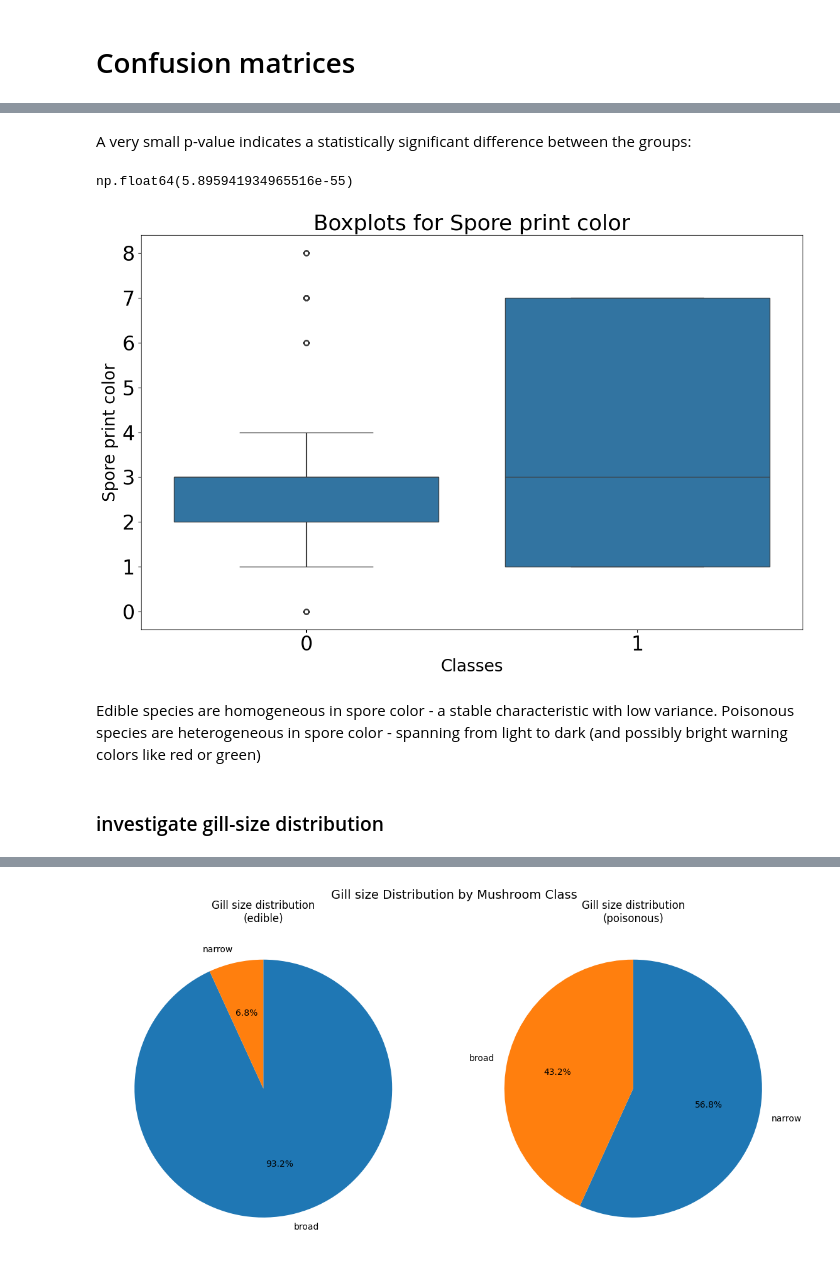
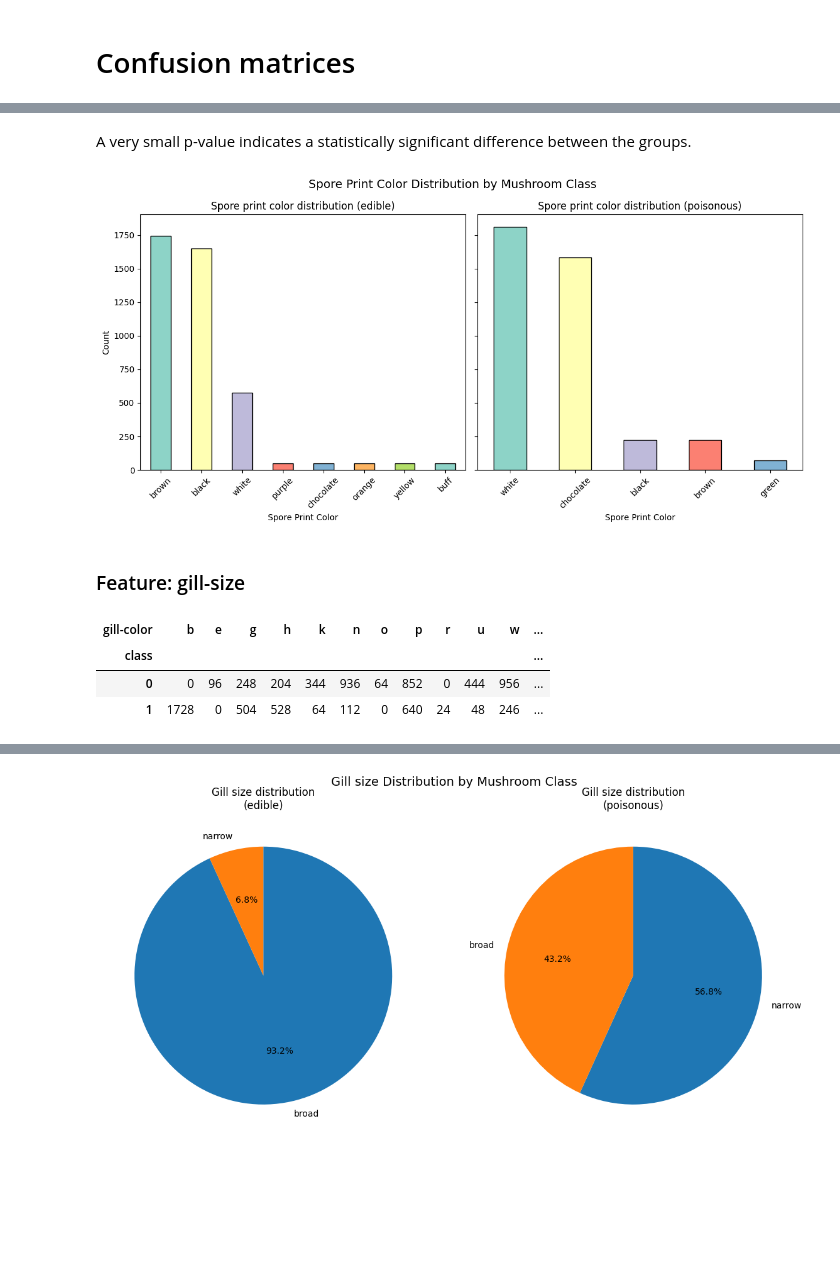
Before and after one commit to milenakowalska/mushroom_classification_model, a Jupyter notebook: mushroom_classifier.ipynb, the cells around one changed output, grey strips where cells are left out. Cells and saved outputs as stored; diff of their text form; code cells hidden in the pictures; blank space fills up the shorter version.

```diff
--- a/mushroom_classifier.ipynb
+++ b/mushroom_classifier.ipynb
@@ -412,23 +457,58 @@ Name: spore-print-color, dtype: float64
 # %% [markdown]
-A very small p-value indicates a statistically significant difference between the groups:
+A very small p-value indicates a statistically significant difference between the groups.
-# %%
-t_test_spc[1]
-# %% [output]
-np.float64(5.895941934965516e-55)
-# %%
-plt.figure(figsize=(12, 8))
-sns.boxplot(x="class", y="spore-print-color", data=df)
-
-plt.title(f"Boxplots for Spore print color", fontsize=26)
-plt.xlabel("Classes", fontsize=20)
-plt.ylabel("Spore print color", fontsize=20)
-plt.tick_params(axis="both", labelsize=24)
-plt.tight_layout()
-plt.show()
-# %% [output]
-[figure, removed]
-# %% [markdown]
-Edible species are homogeneous in spore color - a stable characteristic with low variance.
-Poisonous species are heterogeneous in spore color - spanning from light to dark (and possibly bright warning colors like red or green)
+# %%
+classes = {
+    0: 'edible',
+    1: 'poisonous'
+}
+
+spore_print_color_map = {
+    'k': 'black',
+    'n': 'brown',
+    'b': 'buff',
+    'h': 'chocolate',
+    'r': 'green',
+    'o': 'orange',
+    'u': 'purple',
+    'w': 'white',
+    'y': 'yellow',
+}
+
+df['spore-print-color'] = df['spore-print-color'].map(spore_print_color_map)
+# %%
+grouped = df.groupby('class')['spore-print-color']
+# %%
+cmap = cm.get_cmap('Set3')
+colors = cmap(np.arange(len(counts)))
+# %%
+fig, axes = plt.subplots(1, 2, figsize=(12, 6), sharey=True)
+
+for i, (group_idx, group_data) in enumerate(grouped):
+    counts = group_data.value_counts()
+    counts.plot(
+        kind='bar',
+        ax=axes[i],
+        color=colors,
+        edgecolor='black'
+    )
+    axes[i].set_title(f"Spore print color distribution ({classes[group_idx]})")
+    axes[i].set_xlabel("Spore Print Color")
+    axes[i].set_ylabel("Count")
+    axes[i].tick_params(axis='x', rotation=45)
+
+plt.suptitle("Spore Print Color Distribution by Mushroom Class", fontsize=14)
+plt.tight_layout()
+plt.savefig("diagrams/spore_print_distribution.png")
+plt.show()
+# %% [output]
+[figure, added]
 # %% [markdown]
-### investigate gill-size distribution
+### Feature: gill-size
+# %%
+contingency_table = pd.crosstab(df["class"], df["gill-color"])
+contingency_table
+# %% [output]
+| gill-color | b | e | g | h | k | n | o | p | r | u | w | ... |
+| class |  |  |  |  |  |  |  |  |  |  |  | ... |
+| 0 | 0 | 96 | 248 | 204 | 344 | 936 | 64 | 852 | 0 | 444 | 956 | ... |
+| 1 | 1728 | 0 | 504 | 528 | 64 | 112 | 0 | 640 | 24 | 48 | 246 | ... |
```
Also changed, not shown: parts of 34 cells of this notebook, 7 other files.
